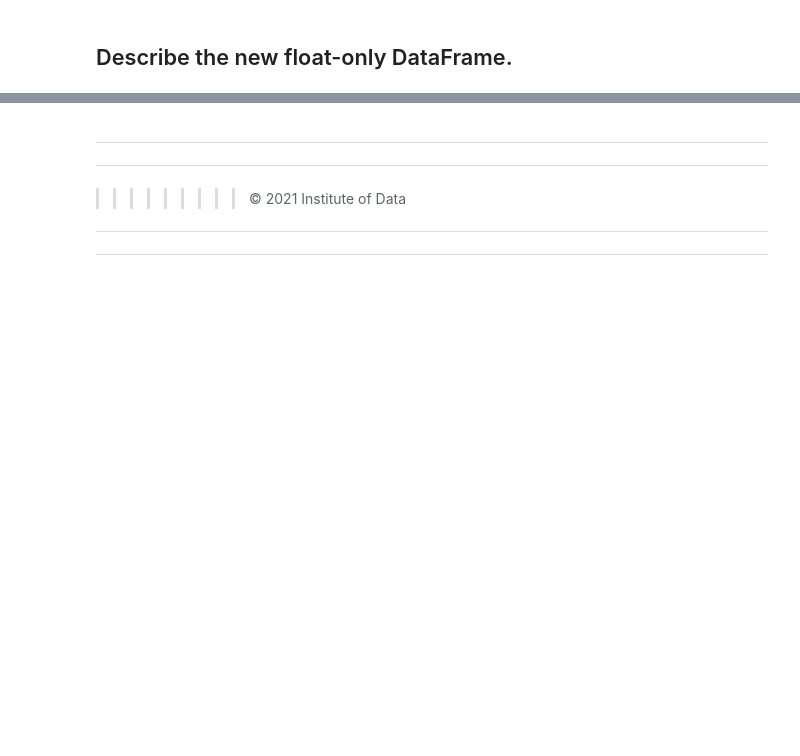
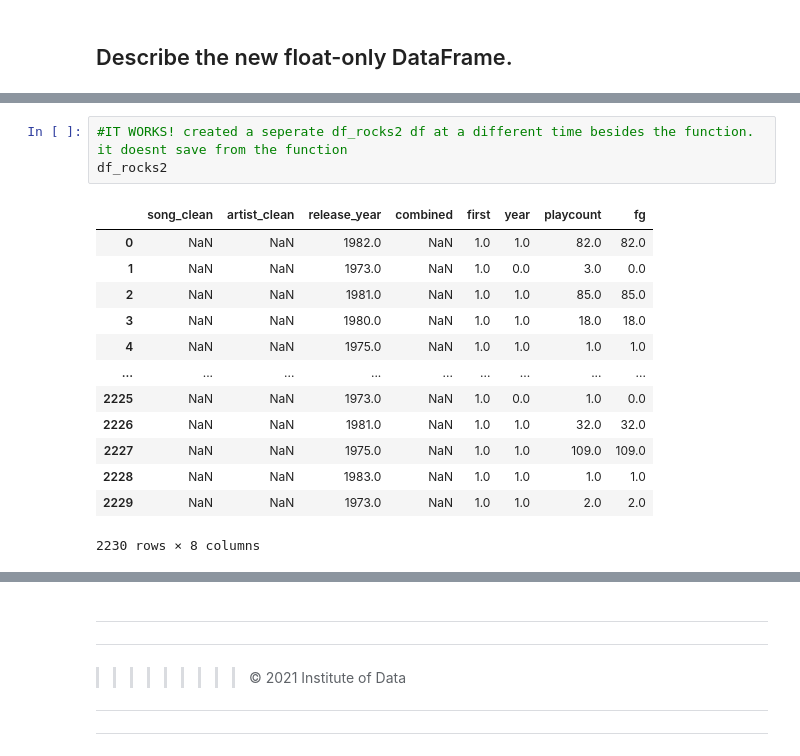
Before and after one commit to adireksa/iod, a Jupyter notebook: Labs/eda/IOD_Lab 3.1.1.ipynb, the cells around one changed output, grey strips where cells are left out. Cells and saved outputs as stored; diff of their text form; blank space fills up the shorter version.

```diff
--- a/Labs/eda/IOD_Lab 3.1.1.ipynb
+++ b/Labs/eda/IOD_Lab 3.1.1.ipynb
@@ -1108,3 +1082,20 @@ df_rocks2.describe()
+# %%
+#IT WORKS! created a seperate df_rocks2 df at a different time besides the function. it doesnt save from the function
+df_rocks2
+# %% [output]
+|  | song_clean | artist_clean | release_year | combined | first | year | playcount | fg |
+| 0 | NaN | NaN | 1982.0 | NaN | 1.0 | 1.0 | 82.0 | 82.0 |
+| 1 | NaN | NaN | 1973.0 | NaN | 1.0 | 0.0 | 3.0 | 0.0 |
+| 2 | NaN | NaN | 1981.0 | NaN | 1.0 | 1.0 | 85.0 | 85.0 |
+| 3 | NaN | NaN | 1980.0 | NaN | 1.0 | 1.0 | 18.0 | 18.0 |
+| 4 | NaN | NaN | 1975.0 | NaN | 1.0 | 1.0 | 1.0 | 1.0 |
+| ... | ... | ... | ... | ... | ... | ... | ... | ... |
+| 2225 | NaN | NaN | 1973.0 | NaN | 1.0 | 0.0 | 1.0 | 0.0 |
+| 2226 | NaN | NaN | 1981.0 | NaN | 1.0 | 1.0 | 32.0 | 32.0 |
+| 2227 | NaN | NaN | 1975.0 | NaN | 1.0 | 1.0 | 109.0 | 109.0 |
+| 2228 | NaN | NaN | 1983.0 | NaN | 1.0 | 1.0 | 1.0 | 1.0 |
+| 2229 | NaN | NaN | 1973.0 | NaN | 1.0 | 1.0 | 2.0 | 2.0 |
+2230 rows × 8 columns
 # %% [markdown]
 >
 # %% [markdown]
```
Also changed, not shown: parts of 24 cells of this notebook.
